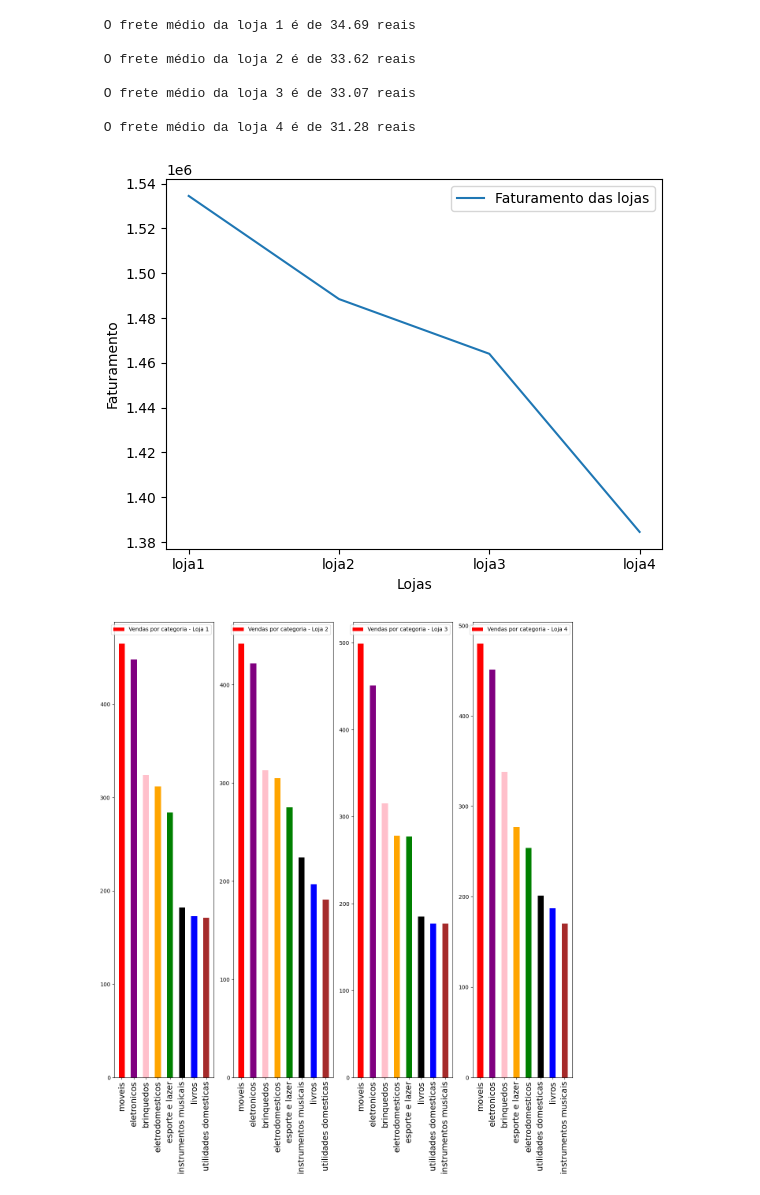
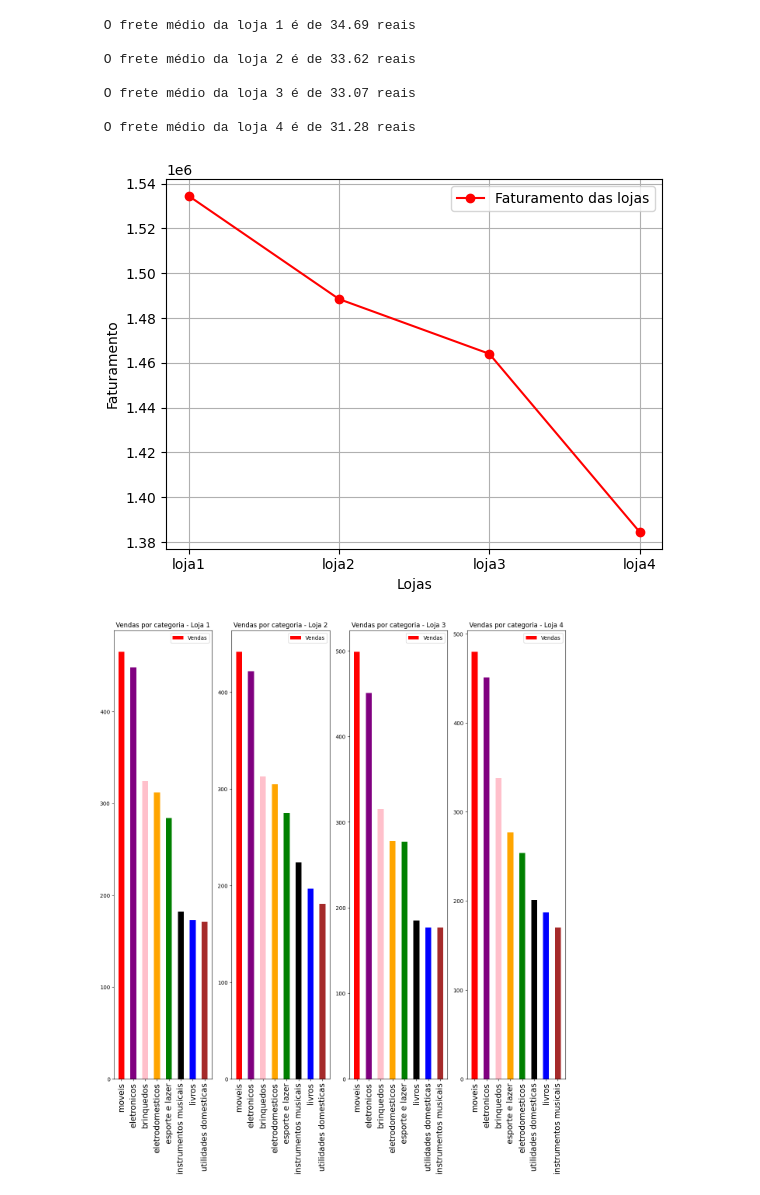
Before and after one commit to ArkanToS182/challenge-alura-store, a Jupyter notebook: AluraStoreBr.ipynb, the cells around one changed output. Drawn from its saved outputs; the diff is of its cells as text; code cells hidden in the pictures.

```diff
--- a/AluraStoreBr.ipynb
+++ b/AluraStoreBr.ipynb
@@ -237,10 +237,11 @@ import matplotlib.pyplot as plt
 # Criando um gráfico de linha no qual o eixo x representa cada uma das lojas e o eixo y o seu respectivo faturamento
 x = ['loja1', 'loja2', 'loja3', 'loja4']
 y = [faturamento_1,faturamento_2,faturamento_3,faturamento_4]
-plt.plot(x,y,label='Faturamento das lojas')
+plt.plot(x,y,label='Faturamento das lojas',color='red',marker='o')
 plt.xlabel('Lojas')
 plt.ylabel('Faturamento')
 plt.legend()
+plt.grid(True)
 plt.show()
 print('\n')
 
@@ -248,45 +249,49 @@ print('\n')
 cores = ['red', 'purple', 'pink', 'orange','green','black','blue','brown']
 barras = plt.figure(figsize=(15,15))
 barras.add_subplot(141)
-plt.bar(x=chaves1,height=valores1,width=0.5,color=cores,label='Vendas por categoria - Loja 1')
+plt.title('Vendas por categoria - Loja 1')
+plt.bar(x=chaves1,height=valores1,width=0.5,color=cores,label='Vendas')
 plt.xticks(rotation=90, fontsize=15)
 plt.legend()
 
 barras.add_subplot(142)
-plt.bar(x=chaves2,height=valores2,width=0.5,color=cores,label='Vendas por categoria - Loja 2')
+plt.title('Vendas por categoria - Loja 2')
+plt.bar(x=chaves2,height=valores2,width=0.5,color=cores,label='Vendas')
 plt.xticks(rotation=90, fontsize=15)
 plt.legend()
 
 barras.add_subplot(143)
-plt.bar(x=chaves3,height=valores3,width=0.5,color=cores,label='Vendas por categoria - Loja 3')
+plt.title('Vendas por categoria - Loja 3')
+plt.bar(x=chaves3,height=valores3,width=0.5,color=cores,label='Vendas')
 plt.xticks(rotation=90, fontsize=15)
 plt.legend()
 
 barras.add_subplot(144)
-plt.bar(x=chaves4,height=valores4,width=0.5,color=cores,label='Vendas por categoria - Loja 4')
+plt.title('Vendas por categoria - Loja 4')
+plt.bar(x=chaves4,height=valores4,width=0.5,color=cores,label='Vendas')
 plt.xticks(rotation=90, fontsize=15)
 plt.legend()
 
 plt.show(barras)
 print('\n')
 
 # Criando dois gráficos de pizza, um que exibe a avaliação média de cada loja e outro que motra o frete médio de cada loja
 pies = plt.figure(figsize=(15,15))
 pies.add_subplot(121)
 medias_avaliacao = [media1, media2, media3, media4]
 lojas = ['Loja 1', 'Loja 2', 'Loja 3', 'Loja 4']
-plt.title('Avaliação média de cada loja em porcentagem')
+plt.title('Distribuição das Avaliações Médias')
 plt.pie(medias_avaliacao,labels=lojas,autopct='%1.1f%%')
 
 pies.add_subplot(122)
 media_frete = [frete1, frete2, frete3, frete4]
-plt.title('Frete médio de cada loja em porcentagem')
+plt.title('Distribuição das Avaliações Médias')
 plt.pie(media_frete,labels=lojas,autopct='%1.1f%%')
 
 plt.show(pies)
 # %% [output]
-[figure, old version]
+[figure, new version]
-[figure, old version]
+[figure, new version]
 [figure]
 # %% [markdown]
 # Relatório
```
Also changed, not shown: parts of 4 cells of this notebook.
